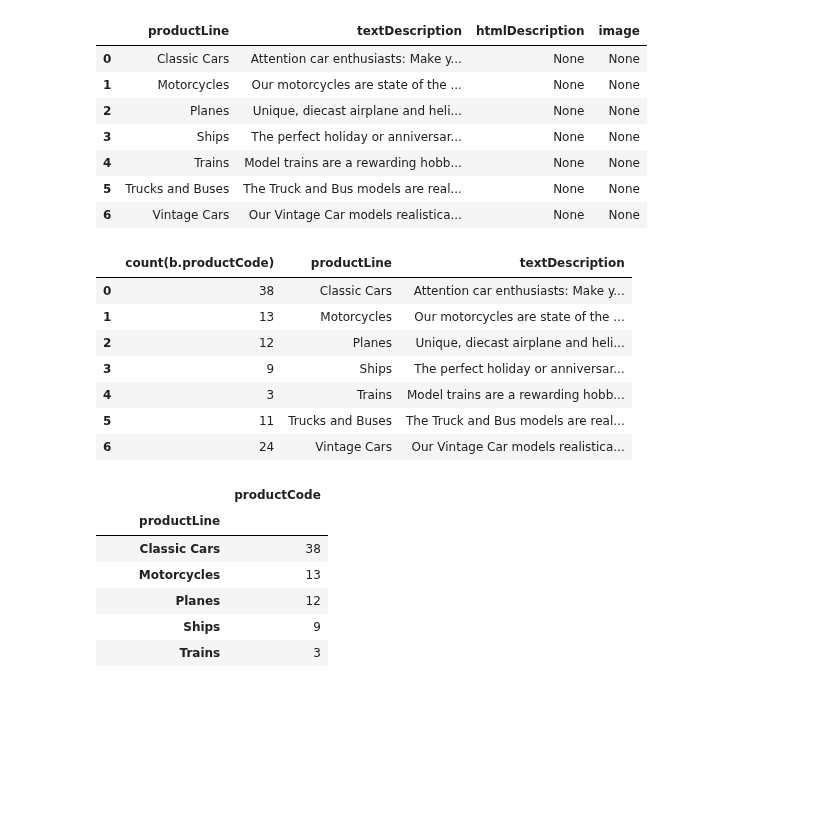
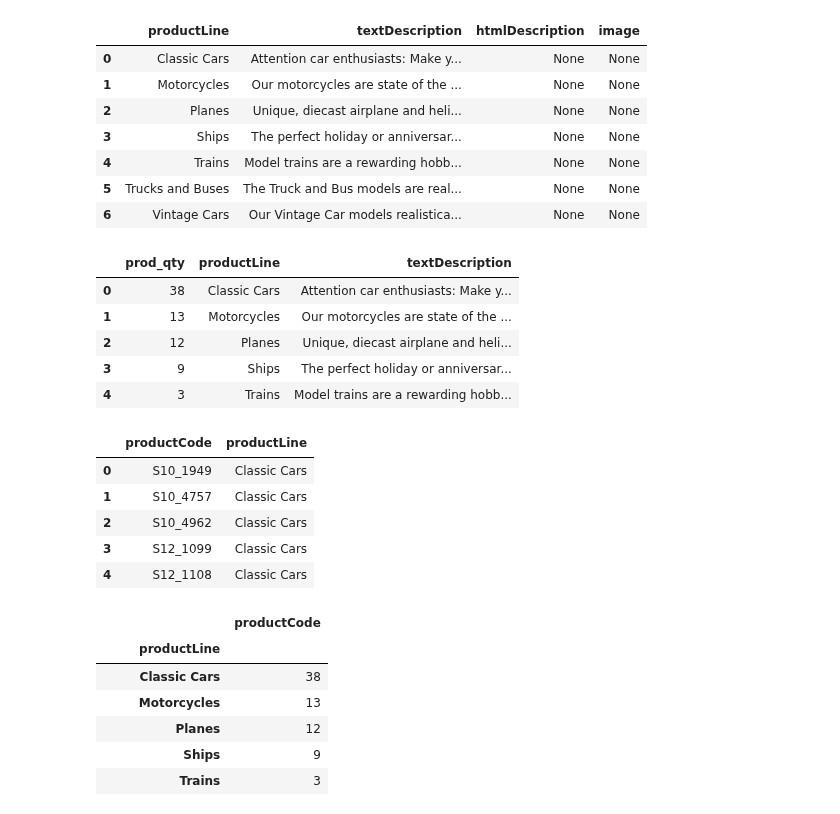
Before and after one commit to pveinberg/Curso_DataScience_Minsait, a Jupyter notebook: Notebooks/Aula01/Pandas_Sql.ipynb, the cells around one changed output. Drawn from its saved outputs; the diff is of its cells as text; code cells hidden in the pictures; blank space fills up the shorter version.

```diff
--- a/Notebooks/Aula01/Pandas_Sql.ipynb
+++ b/Notebooks/Aula01/Pandas_Sql.ipynb
@@ -114,5 +97,6 @@ products
 # %%
-productlines = pd.read_sql('select * from productlines', con = conn)
+query = text('select * from productlines')
+productlines = pd.read_sql(query, conn)
 productlines
 # %% [output]
 |  | productLine | textDescription | htmlDescription | image |
@@ -124,16 +108,34 @@ productlines
 | 5 | Trucks and Buses | The Truck and Bus models are real... | None | None |
 | 6 | Vintage Cars | Our Vintage Car models realistica... | None | None |
 # %%
-pd.read_sql("select count(b.productCode), a.productLine, a.textDescription from productlines a "
-            "inner join products b on a.productLine = b.productLine "
-            "group by a.productLine", con = conn)
+query = text('''
+select count(b.productCode) as prod_qty, a.productLine, a.textDescription
+    from productlines a
+    inner join products b on a.productLine = b.productLine
+    group by a.productLine
+''')
+productlines = pd.read_sql(query, conn)
+productlines.head()
 # %% [output]
-|  | count(b.productCode) | productLine | textDescription |
+|  | prod_qty | productLine | textDescription |
 | 0 | 38 | Classic Cars | Attention car enthusiasts: Make y... |
 | 1 | 13 | Motorcycles | Our motorcycles are state of the ... |
 | 2 | 12 | Planes | Unique, diecast airplane and heli... |
 | 3 | 9 | Ships | The perfect holiday or anniversar... |
 | 4 | 3 | Trains | Model trains are a rewarding hobb... |
-| 5 | 11 | Trucks and Buses | The Truck and Bus models are real... |
-| 6 | 24 | Vintage Cars | Our Vintage Car models realistica... |
+# %%
+query = text('''
+select productCode, productLine
+    from products
+''')
+
+products = pd.read_sql(query, conn)
+products.head()
+# %% [output]
+|  | productCode | productLine |
+| 0 | S10_1949 | Classic Cars |
+| 1 | S10_4757 | Classic Cars |
+| 2 | S10_4962 | Classic Cars |
+| 3 | S12_1099 | Classic Cars |
+| 4 | S12_1108 | Classic Cars |
 # %%
```
Also changed, not shown: parts of 10 cells of this notebook.
